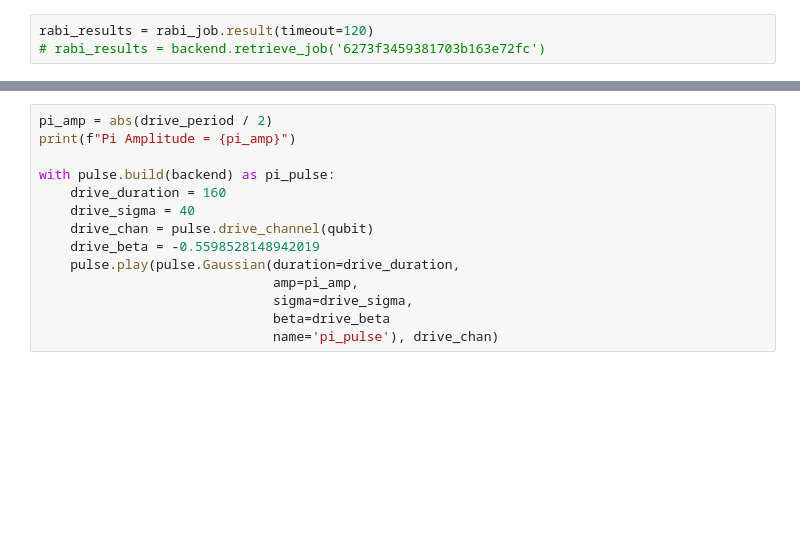
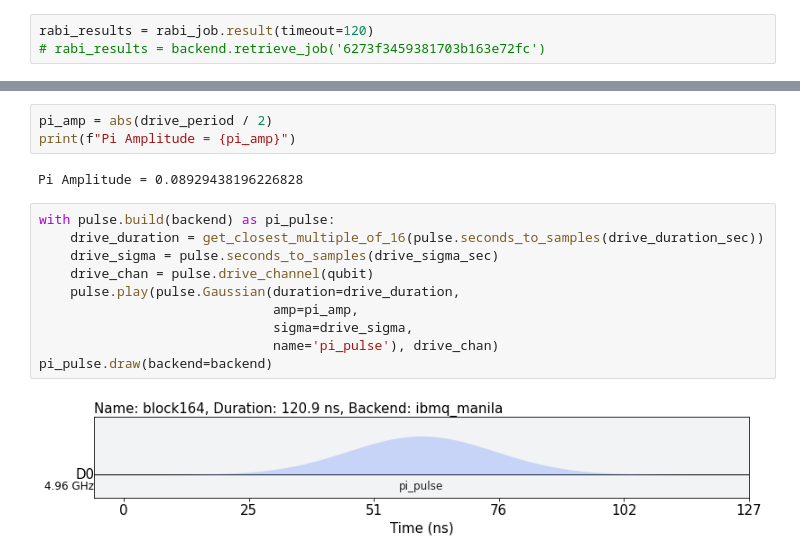
Before and after one commit to spham1611/PulsatingPulseLab, a Jupyter notebook: PPE_RabiOscillation.ipynb, the cells around one changed output, grey strips where cells are left out. Saved outputs shown, nothing was run; the diff lists cells and outputs as text; blank space fills up the shorter version.

```diff
--- a/PPE_RabiOscillation.ipynb
+++ b/PPE_RabiOscillation.ipynb
@@ -130,14 +162,17 @@ plt.show()
 # %%
 pi_amp = abs(drive_period / 2)
 print(f"Pi Amplitude = {pi_amp}")
-
-with pulse.build(backend) as pi_pulse:
-    drive_duration = 160
-    drive_sigma = 40
-    drive_chan = pulse.drive_channel(qubit)
-    drive_beta = -0.5598528148942019
-    pulse.play(pulse.Gaussian(duration=drive_duration,
-                              amp=pi_amp,
-                              sigma=drive_sigma,
-                              beta=drive_beta
-                              name='pi_pulse'), drive_chan)
+# %% [output]
+Pi Amplitude = 0.08929438196226828
+# %%
+with pulse.build(backend) as pi_pulse:
+    drive_duration = get_closest_multiple_of_16(pulse.seconds_to_samples(drive_duration_sec))
+    drive_sigma = pulse.seconds_to_samples(drive_sigma_sec)
+    drive_chan = pulse.drive_channel(qubit)
+    pulse.play(pulse.Gaussian(duration=drive_duration,
+                              amp=pi_amp,
+                              sigma=drive_sigma,
+                              name='pi_pulse'), drive_chan)
+pi_pulse.draw(backend=backend)
+# %% [output]
+[figure, added]
```
Also changed, not shown: parts of 18 cells of this notebook.
